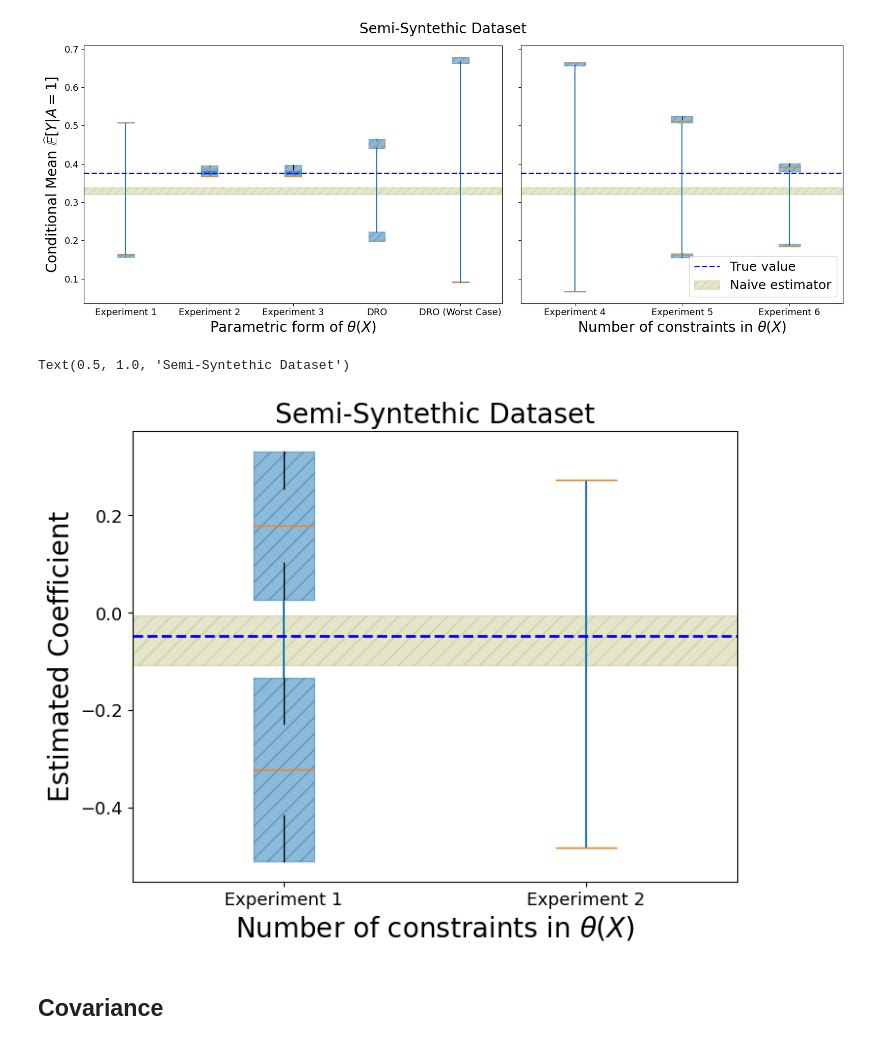
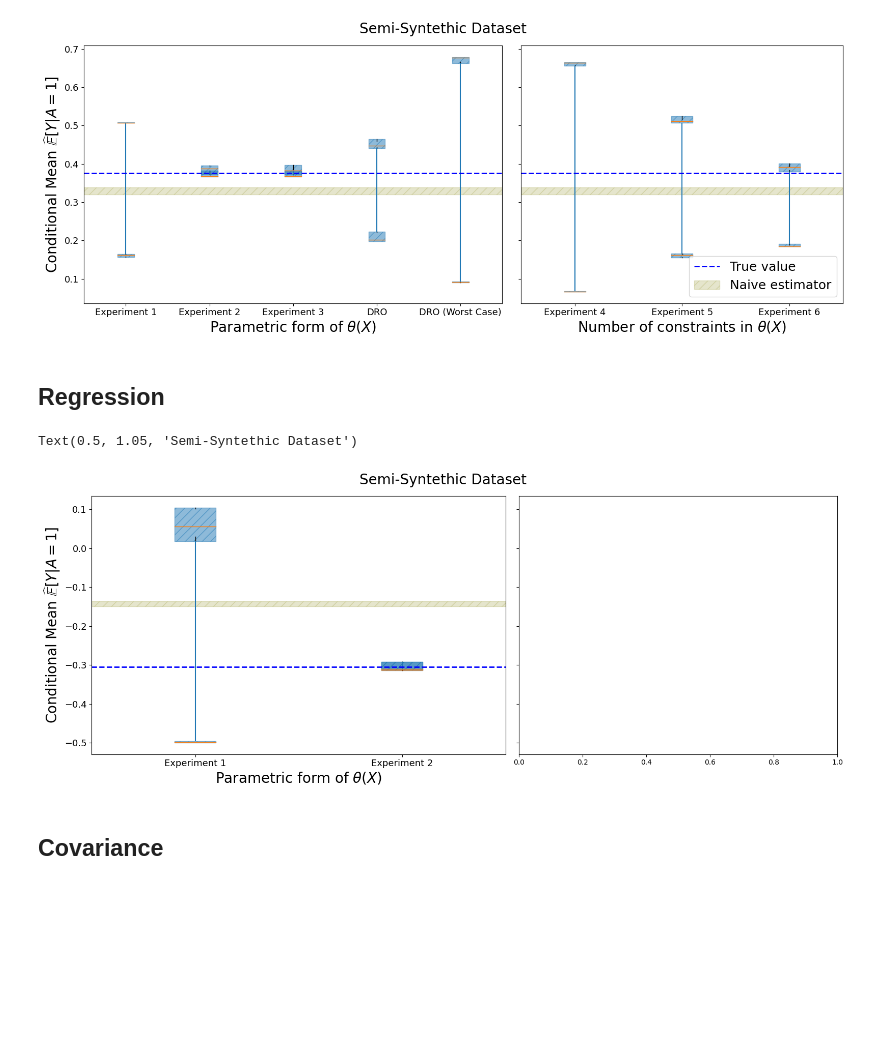
Before and after one commit to secg5/inference_contrained_distribution_shift, a Jupyter notebook: plotting/paper_plots.ipynb, the cells around one changed output. Saved outputs shown, nothing was run; the diff lists cells and outputs as text; code cells hidden in the pictures; blank space fills up the shorter version.

Commit message:
Update to include all paper plots

```diff
--- a/plotting/paper_plots.ipynb
+++ b/plotting/paper_plots.ipynb
@@ -64,3 +64,5 @@ df_1 = pd.read_csv("../experiment_artifacts/Oct08-1940/plotting_df_original.csv"
 
 full_df = pd.concat([df_0, df_1], axis=0)
 full_df.to_csv("../experiment_artifacts/Oct08-1940/plotting_df.csv", index=False)
+# %% [markdown]
+## Regression
@@ -67,25 +93,19 @@ full_df.to_csv("../experiment_artifacts/Oct08-1940/plotting_df.csv", index=False
 # %%
-fig, ax = plt.subplots(figsize=(8, 6))
+fig, ax = plt.subplots(ncols=2, figsize=(16, 6), sharey=True, width_ratios=[1.3, 1])
 
-utils.generate_regression_plots(
-    base_path="../experiment_artifacts/", timestamp="regression_coeff_0", ax=ax
+utils.generate_theta_plots_1_2_regression(
+    base_path="../experiment_artifacts/", timestamp="regression_1_2", ax=ax[0]
 )
 
-ax.set_xticklabels(["Experiment 1", "Experiment 2"])
+utils.generate_theta_plots_3_4_regression(
+    base_path="../experiment_artifacts/", timestamp="regression_3_4", ax=ax[0]
+)
 
-ax.tick_params(axis="both", which="major", labelsize=13)
-ax.tick_params(axis="both", which="minor", labelsize=16)
-
-ax.set_ylabel("Estimated Coefficient", fontsize=20)
-ax.set_xlabel("Number of constraints in $\\theta(X)$", fontsize=20)
-
-# # Add a legend
-# ax.legend(loc="lower right", fontsize=18)
-
-ax.set_title("Semi-Syntethic Dataset", fontsize=20)
+fig.tight_layout()
+fig.suptitle("Semi-Syntethic Dataset", fontsize=20, y=1.05)
 # %% [output]
-Text(0.5, 1.0, 'Semi-Syntethic Dataset')
+Text(0.5, 1.05, 'Semi-Syntethic Dataset')
-[figure, old version]
+[figure, new version]
 # %% [markdown]
 ## Covariance
 # %%
```
Also changed, not shown: parts of 1 cell of this notebook, 1 other file.
